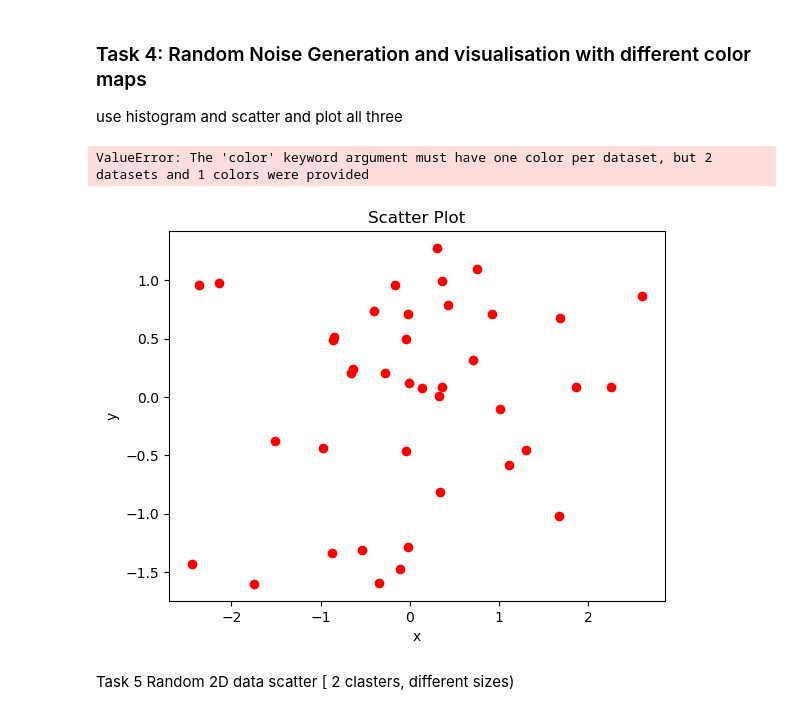
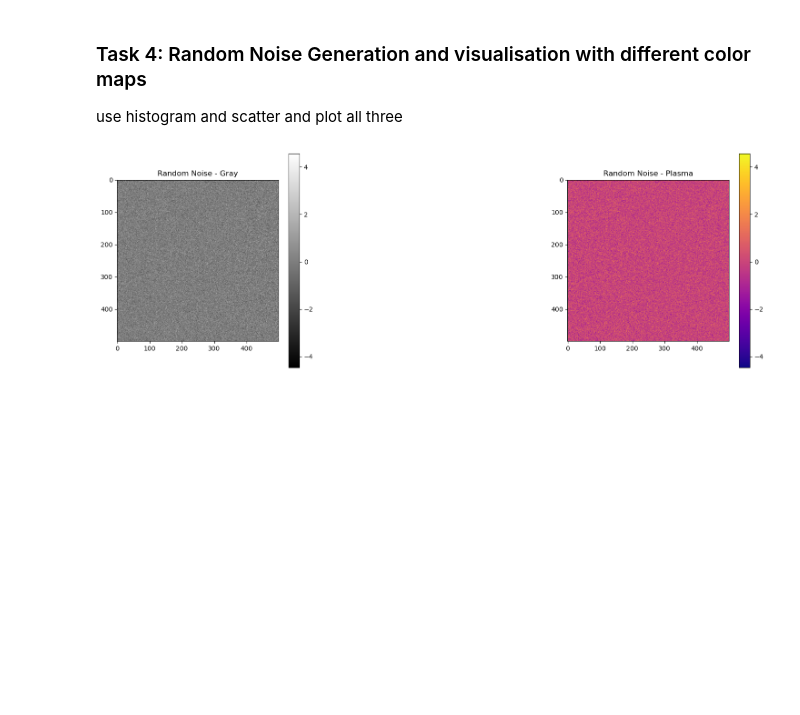
Before and after one commit to IrenStepanyan/ML_ALP, a Jupyter notebook: APL4IrenStepanyan/Data_Visualisation.ipynb, the cells around one changed output. Drawn from its saved outputs; the diff is of its cells as text; code cells hidden in the pictures; blank space fills up the shorter version.

Commit message:
Updating Data_Visualisation

```diff
--- a/APL4IrenStepanyan/Data_Visualisation.ipynb
+++ b/APL4IrenStepanyan/Data_Visualisation.ipynb
@@ -127,25 +127,26 @@ sns.pairplot(iris, hue="petal_width")
 
 use histogram and scatter and plot all three
 # %%
-x = np.random.randn(20,2, 100) # row, col, depth
-y = np.random.randn(10,4, 100)
-plt.scatter(x,y, color='red')
+# Generate random noise data
+np.random.seed(42)
+noise = np.random.randn(500, 500)
 
-plt.title('Scatter Plot')
-plt.xlabel('x')
-plt.ylabel('y')
+# Plot noise with different color maps
+plt.figure(figsize=(15, 5))
 
-#x, y, z -> use z as a size while ploting
-# histagram
+# colormap 1: grayscale
+plt.subplot(1, 3, 1)
+plt.imshow(noise, cmap='gray')
+plt.title("Random Noise - Gray")
+plt.colorbar()
 
-plt.title('Histograms of x and y')
-plt.xlabel('x')
-plt.ylabel('y')
-plt.legend()
+# colormap 2: plasma
+plt.subplot(1, 3, 3)
+plt.imshow(noise, cmap='plasma')
+plt.title("Random Noise - Plasma")
+plt.colorbar()
 
+plt.tight_layout()
 plt.show()
 # %% [output]
-ValueError: The 'color' keyword argument must have one color per dataset, but 2 datasets and 1 colors were provided
-[figure, old version]
+[figure, new version]
-# %% [markdown]
-Task 5 Random 2D data scatter [ 2 clasters, different sizes)
```
Also changed, not shown: parts of 4 cells of this notebook.
